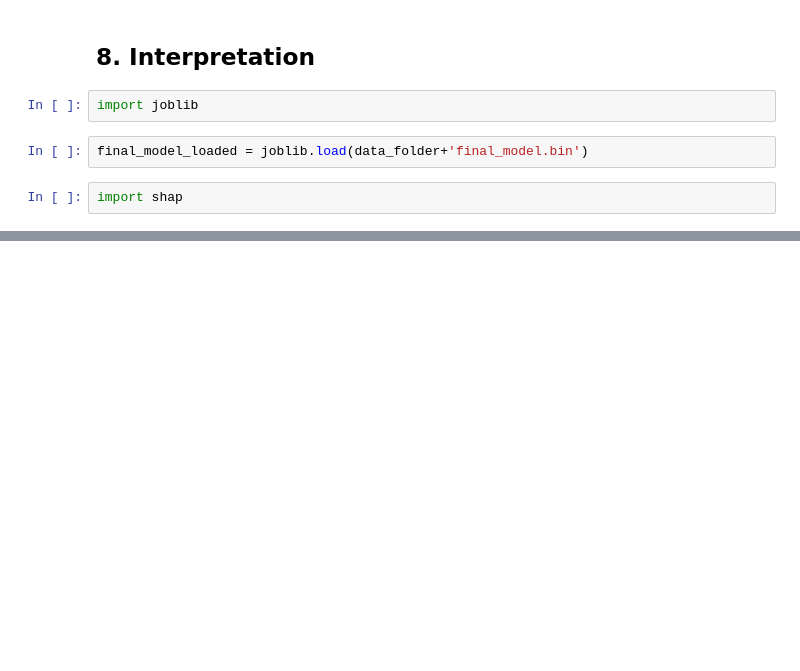
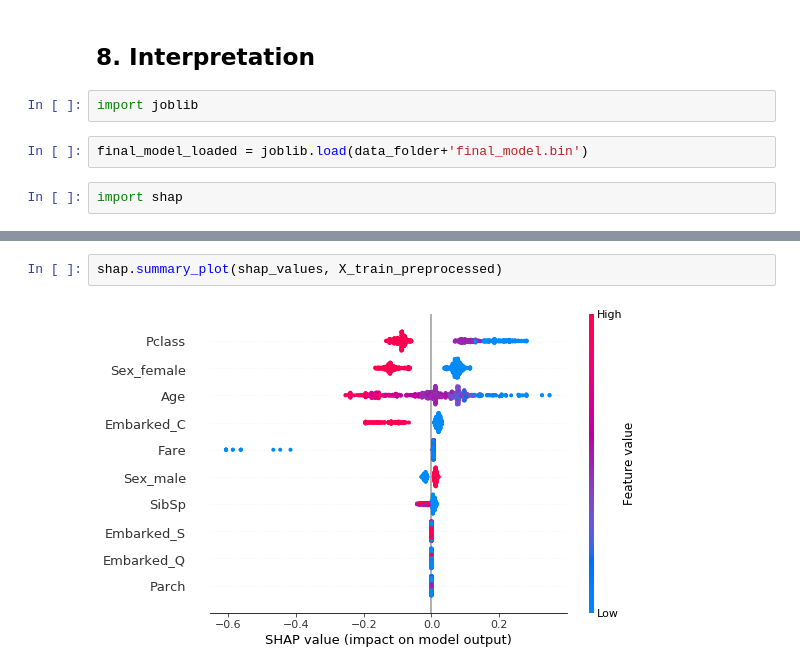
Before and after one commit to raysunau/pyawb, a Jupyter notebook: examples/Binary_Classifier_Notebook.ipynb, the cells around one changed output, grey strips where cells are left out. Drawn from its saved outputs; the diff is of its cells as text; blank space fills up the shorter version.

```diff
--- a/examples/Binary_Classifier_Notebook.ipynb
+++ b/examples/Binary_Classifier_Notebook.ipynb
@@ -695,0 +742,4 @@ import shap
+# %%
+shap.summary_plot(shap_values, X_train_preprocessed)
+# %% [output]
+[figure, added]
```
Also changed, not shown: parts of 10 cells of this notebook.
